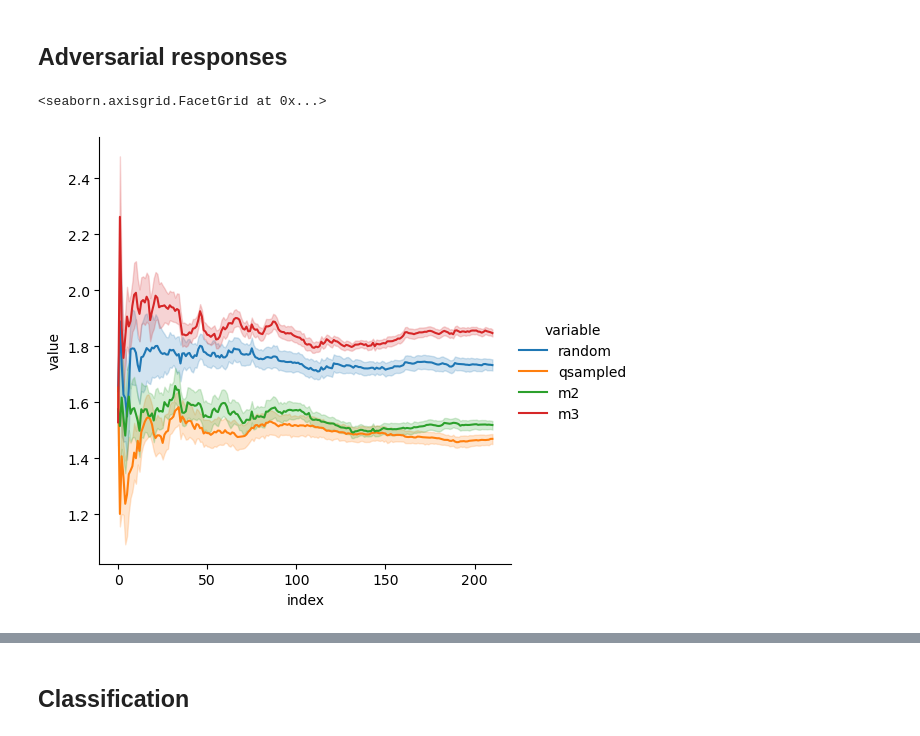
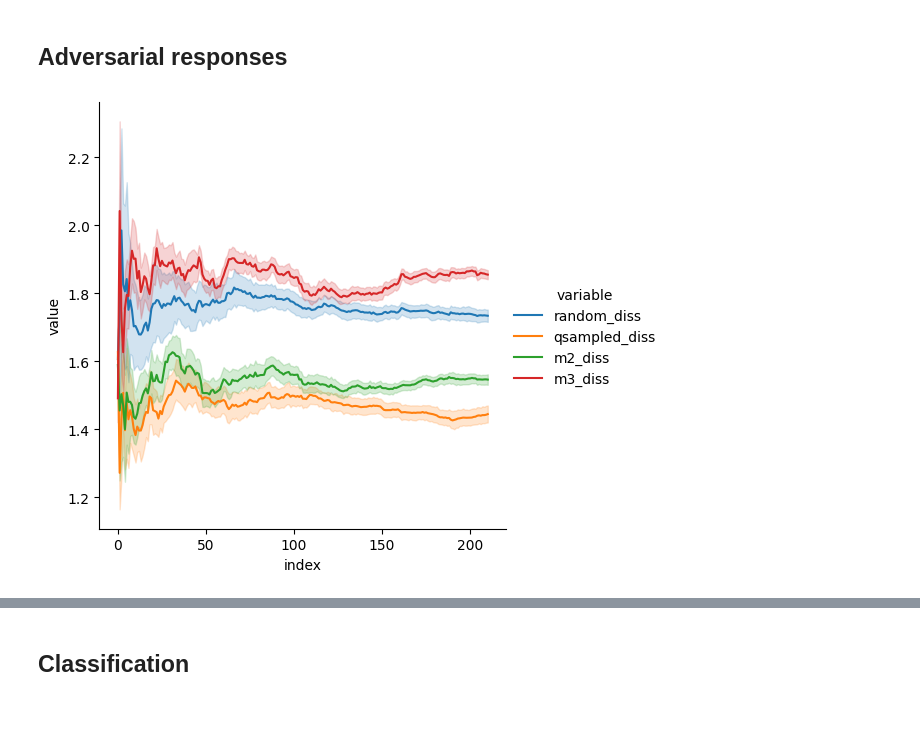
Before and after one commit to zeroknowledgediscovery/truthnet, a Jupyter notebook: notebooks/examples_testing.ipynb, the cells around one changed output, grey strips where cells are left out. Saved outputs shown, nothing was run; the diff lists cells and outputs as text; code cells hidden in the pictures.

```diff
--- a/notebooks/examples_testing.ipynb
+++ b/notebooks/examples_testing.ipynb
@@ -209,13 +210,17 @@ mean_dfs = [
     for i in tqdm(range(20))
 ]
 # %%
-sns.relplot(
-    data=pd.melt(pd.concat(mean_dfs).reset_index(), id_vars="index"),
+g = sns.relplot(
+    data=pd.melt(
+        pd.concat(mean_dfs)[
+            ["random_diss", "qsampled_diss", "m2_diss", "m3_diss"]
+        ].reset_index(),
+        id_vars="index",
+    ),
     x="index",
     y="value",
     hue="variable",
     kind="line",
 )
 # %% [output]
-<seaborn.axisgrid.FacetGrid at 0x...>
-[figure, old version]
+[figure, new version]
```
Also changed, not shown: parts of 9 cells of this notebook.
